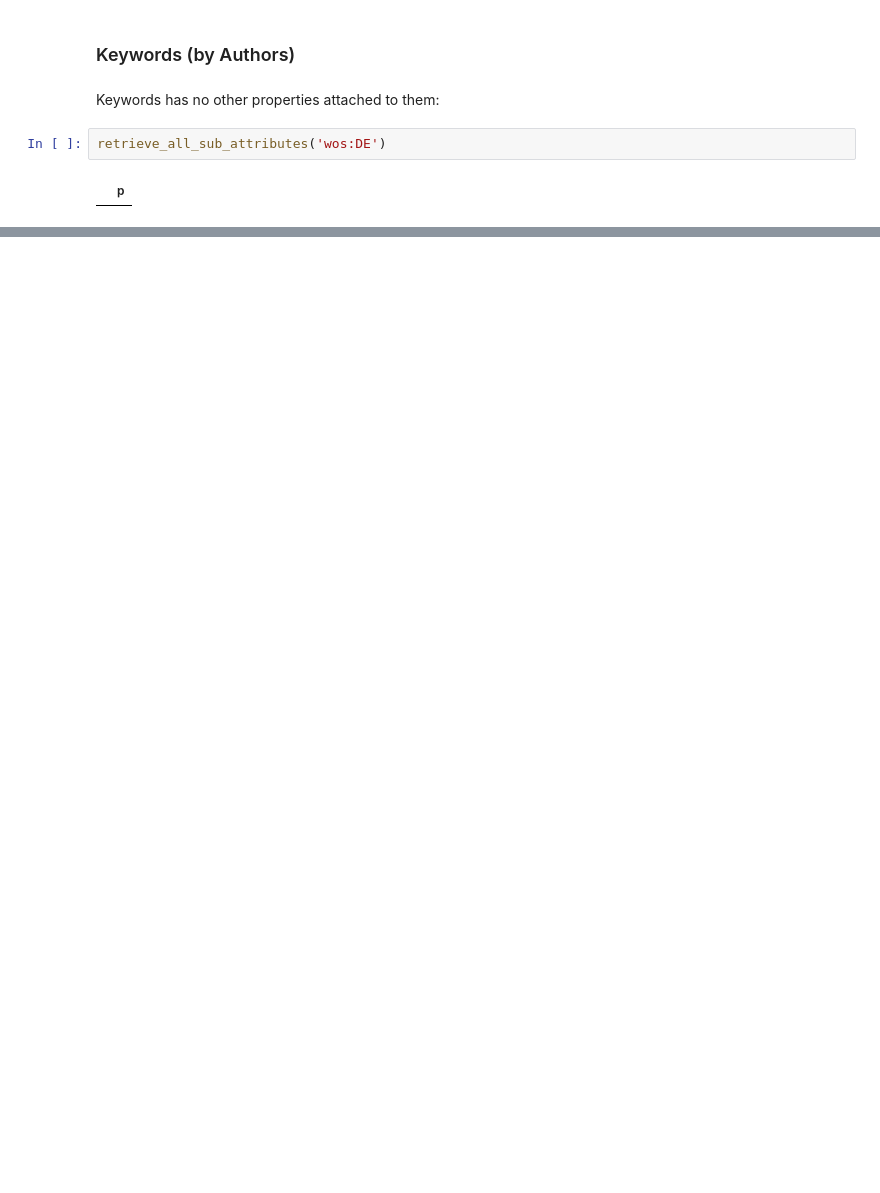
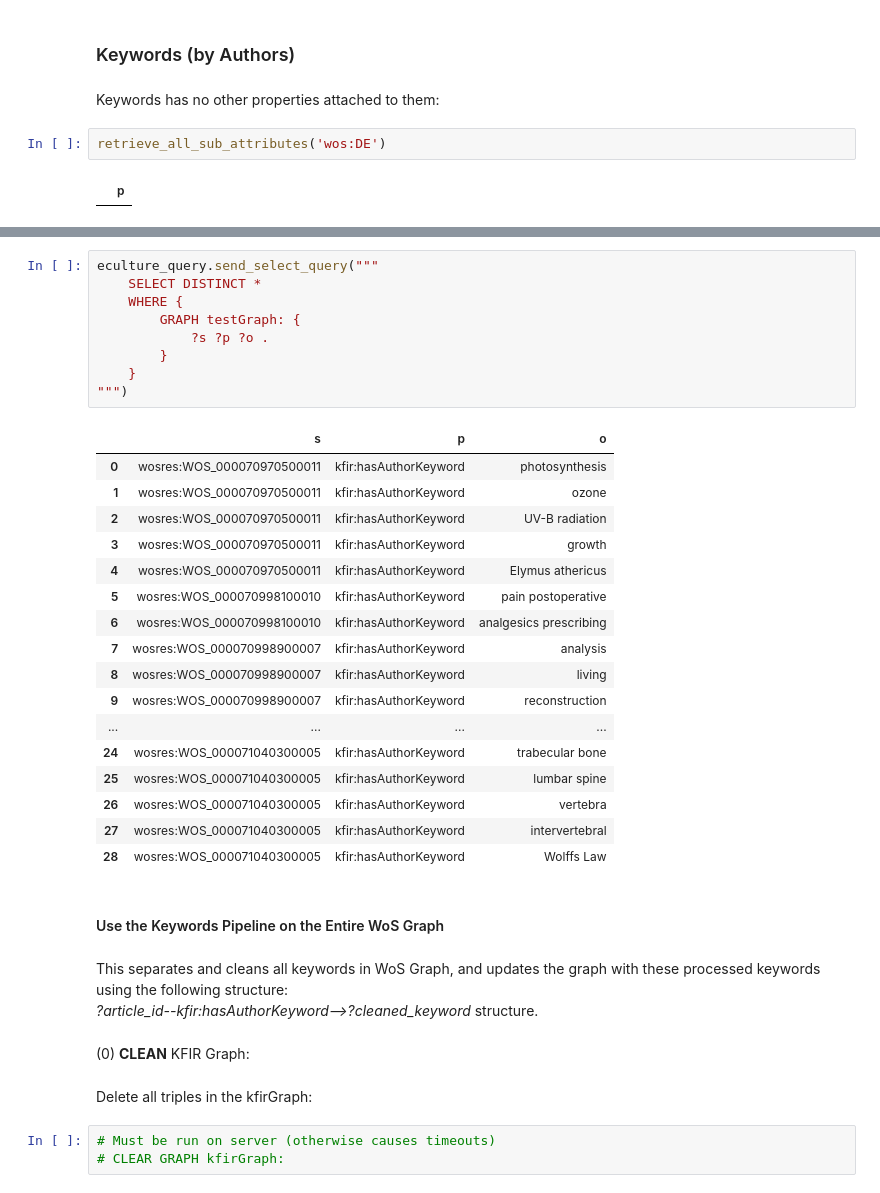
Before and after one commit to clokman/KFIR, a Jupyter notebook: notebooks/KFIR.ipynb, the cells around one changed output, grey strips where cells are left out. Cells and saved outputs as stored; diff of their text form; blank space fills up the shorter version.

```diff
--- a/notebooks/KFIR.ipynb
+++ b/notebooks/KFIR.ipynb
@@ -384,0 +603,38 @@ retrieve_all_sub_attributes('wos:DE')
+# %%
+eculture_query.send_select_query("""
+    SELECT DISTINCT *
+    WHERE {
+        GRAPH testGraph: {
+            ?s ?p ?o .
+        }
+    }
+""")
+# %% [output]
+|  | s | p | o |
+| 0 | wosres:WOS_000070970500011 | kfir:hasAuthorKeyword | photosynthesis |
+| 1 | wosres:WOS_000070970500011 | kfir:hasAuthorKeyword | ozone |
+| 2 | wosres:WOS_000070970500011 | kfir:hasAuthorKeyword | UV-B radiation |
+| 3 | wosres:WOS_000070970500011 | kfir:hasAuthorKeyword | growth |
+| 4 | wosres:WOS_000070970500011 | kfir:hasAuthorKeyword | Elymus athericus |
+| 5 | wosres:WOS_000070998100010 | kfir:hasAuthorKeyword | pain postoperative |
+| 6 | wosres:WOS_000070998100010 | kfir:hasAuthorKeyword | analgesics prescribing |
+| 7 | wosres:WOS_000070998900007 | kfir:hasAuthorKeyword | analysis |
+| 8 | wosres:WOS_000070998900007 | kfir:hasAuthorKeyword | living |
+| 9 | wosres:WOS_000070998900007 | kfir:hasAuthorKeyword | reconstruction |
+| ... | ... | ... | ... |
+| 24 | wosres:WOS_000071040300005 | kfir:hasAuthorKeyword | trabecular bone |
+| 25 | wosres:WOS_000071040300005 | kfir:hasAuthorKeyword | lumbar spine |
+| 26 | wosres:WOS_000071040300005 | kfir:hasAuthorKeyword | vertebra |
+| 27 | wosres:WOS_000071040300005 | kfir:hasAuthorKeyword | intervertebral |
+| 28 | wosres:WOS_000071040300005 | kfir:hasAuthorKeyword | Wolffs Law |
+# %% [markdown]
+#### Use the Keywords Pipeline on the Entire WoS Graph
+# %% [markdown]
+This separates and cleans all keywords in WoS Graph, and updates the graph with these processed keywords using the following structure: <br> *?article_id--kfir:hasAuthorKeyword-->?cleaned_keyword* structure.
+# %% [markdown]
+(0) **CLEAN** KFIR Graph:
+# %% [markdown]
+Delete all triples in the kfirGraph:
+# %%
+# Must be run on server (otherwise causes timeouts)
+# CLEAR GRAPH kfirGraph:
```
Also changed, not shown: parts of 44 cells of this notebook, 1 other file.
